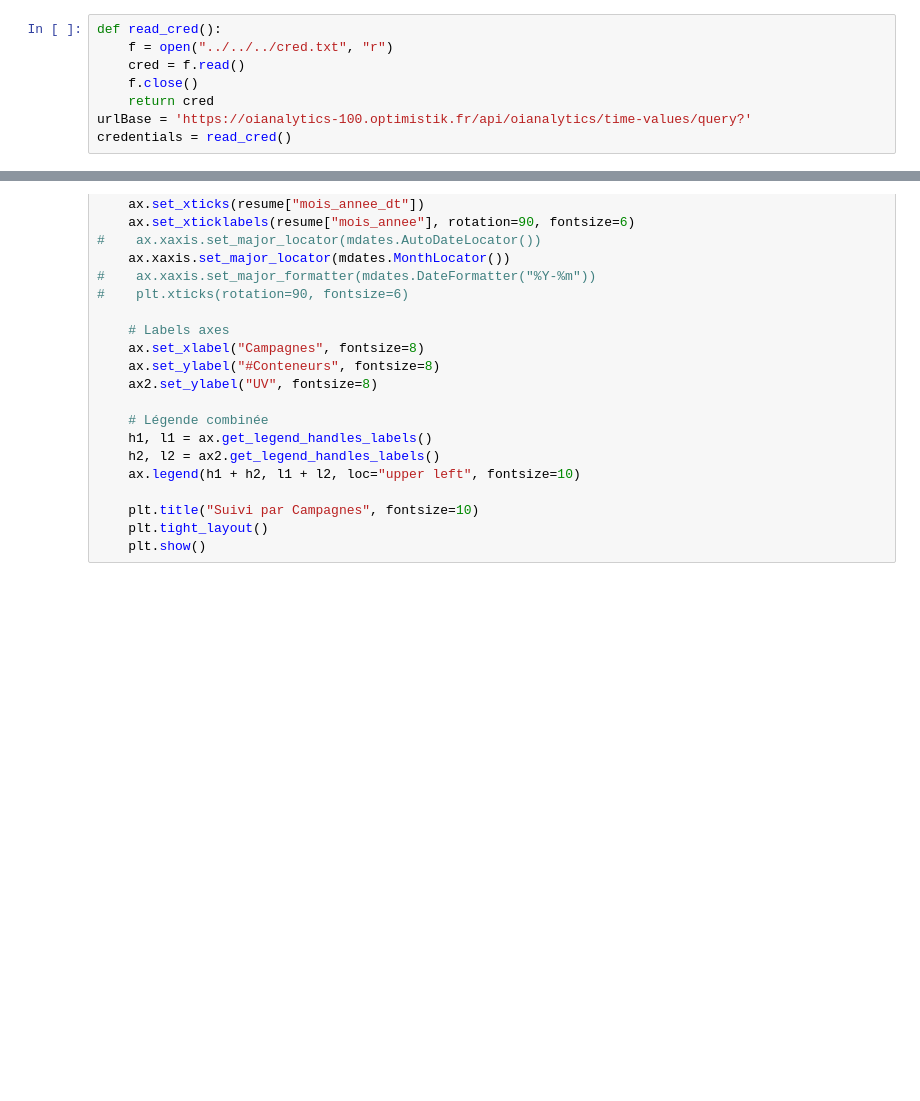
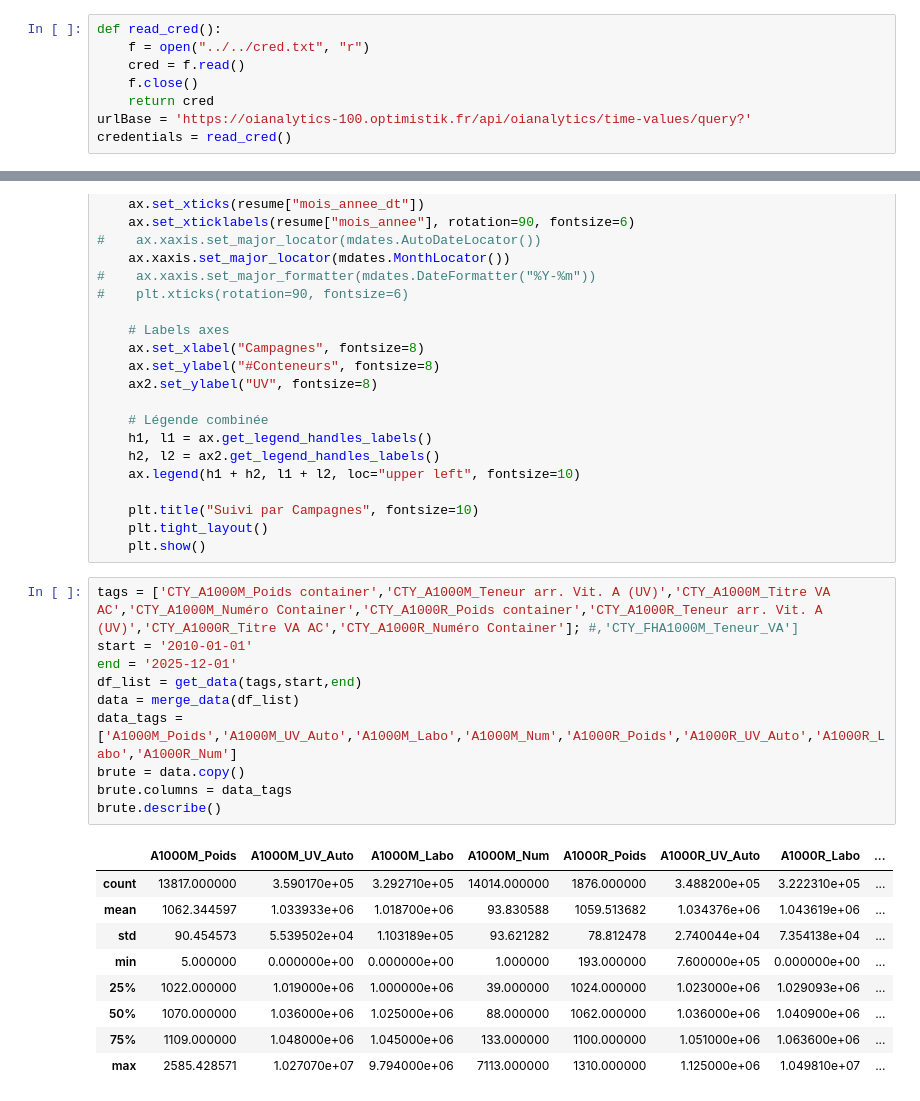
Before and after one commit to e-coucou/Machine-Learning, a Jupyter notebook: 2-OI_a/OI_Formulations.ipynb, the cells around one changed output, grey strips where cells are left out. Saved outputs shown, nothing was run; the diff lists cells and outputs as text; blank space fills up the shorter version.

```diff
--- a/2-OI_a/OI_Formulations.ipynb
+++ b/2-OI_a/OI_Formulations.ipynb
@@ -22,6 +22,6 @@ print(contenu)
 # %%
 def read_cred():
-    f = open("../../../cred.txt", "r")
+    f = open("../../cred.txt", "r")
     cred = f.read()
     f.close()
     return cred
@@ -279,3 +376,23 @@ def plot_campagnes_v5(resume):
     plt.title("Suivi par Campagnes", fontsize=10)
     plt.tight_layout()
     plt.show()
+# %%
+tags = ['CTY_A1000M_Poids container','CTY_A1000M_Teneur arr. Vit. A (UV)','CTY_A1000M_Titre VA AC','CTY_A1000M_Numéro Container','CTY_A1000R_Poids container','CTY_A1000R_Teneur arr. Vit. A (UV)','CTY_A1000R_Titre VA AC','CTY_A1000R_Numéro Container']; #,'CTY_FHA1000M_Teneur_VA']
+start = '2010-01-01'
+end = '2025-12-01'
+df_list = get_data(tags,start,end)
+data = merge_data(df_list)
+data_tags = ['A1000M_Poids','A1000M_UV_Auto','A1000M_Labo','A1000M_Num','A1000R_Poids','A1000R_UV_Auto','A1000R_Labo','A1000R_Num']
+brute = data.copy()
+brute.columns = data_tags
+brute.describe()
+# %% [output]
+|  | A1000M_Poids | A1000M_UV_Auto | A1000M_Labo | A1000M_Num | A1000R_Poids | A1000R_UV_Auto | A1000R_Labo | ... |
+| count | 13817.000000 | 3.590170e+05 | 3.292710e+05 | 14014.000000 | 1876.000000 | 3.488200e+05 | 3.222310e+05 | ... |
+| mean | 1062.344597 | 1.033933e+06 | 1.018700e+06 | 93.830588 | 1059.513682 | 1.034376e+06 | 1.043619e+06 | ... |
+| std | 90.454573 | 5.539502e+04 | 1.103189e+05 | 93.621282 | 78.812478 | 2.740044e+04 | 7.354138e+04 | ... |
+| min | 5.000000 | 0.000000e+00 | 0.000000e+00 | 1.000000 | 193.000000 | 7.600000e+05 | 0.000000e+00 | ... |
+| 25% | 1022.000000 | 1.019000e+06 | 1.000000e+06 | 39.000000 | 1024.000000 | 1.023000e+06 | 1.029093e+06 | ... |
+| 50% | 1070.000000 | 1.036000e+06 | 1.025000e+06 | 88.000000 | 1062.000000 | 1.036000e+06 | 1.040900e+06 | ... |
+| 75% | 1109.000000 | 1.048000e+06 | 1.045000e+06 | 133.000000 | 1100.000000 | 1.051000e+06 | 1.063600e+06 | ... |
+| max | 2585.428571 | 1.027070e+07 | 9.794000e+06 | 7113.000000 | 1310.000000 | 1.125000e+06 | 1.049810e+07 | ... |
```
Also changed, not shown: parts of 13 cells of this notebook, 7 other files.
